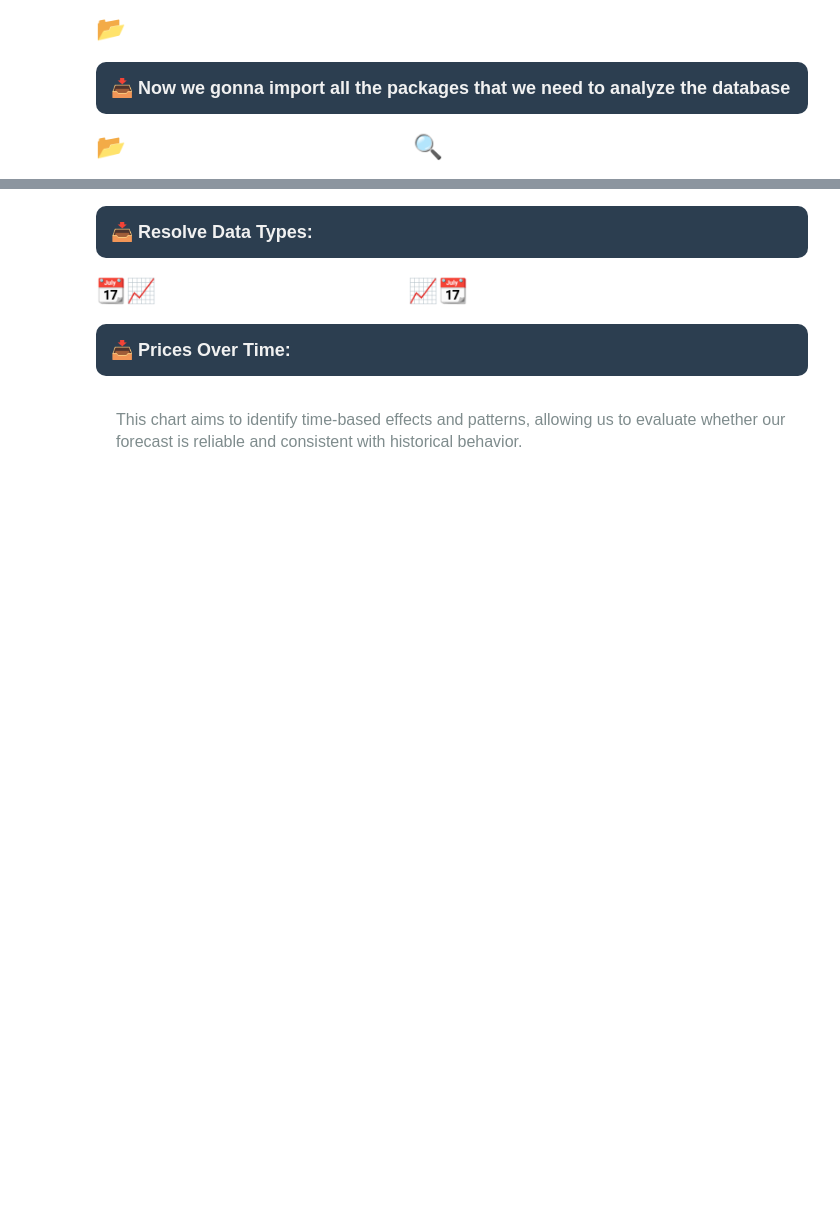
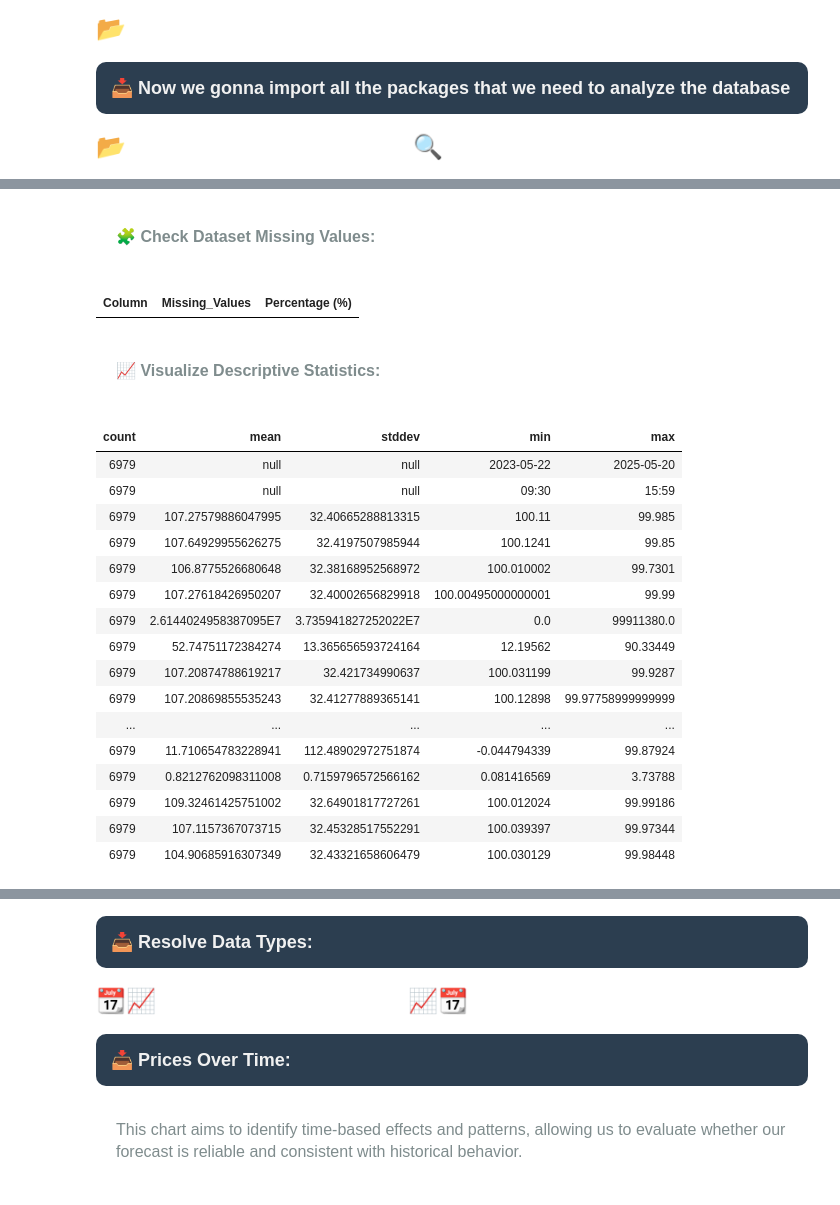
Before and after one commit to TiagoPedrotkd/BDA_SMV, a Jupyter notebook: notebooks/EDA.ipynb, the cells around one changed output, grey strips where cells are left out. Drawn from its saved outputs; the diff is of its cells as text; code cells hidden in the pictures; blank space fills up the shorter version.

```diff
--- a/notebooks/EDA.ipynb
+++ b/notebooks/EDA.ipynb
@@ -404,0 +171,4 @@ df['PS_Ratio_NVDA'].fillna(0, inplace=True)
+# %%
+df = spark.read.format("csv").option("header", "true").load("dbfs:/FileStore/shared_uploads/tiagopedrosoares02@gmail.com/nvda_full_2025_05_21_20250521_125800-1.csv")
+
+df.createOrReplaceTempView("nvidia")
@@ -404,0 +235,53 @@ df['PS_Ratio_NVDA'].fillna(0, inplace=True)
+# %% [markdown]
+<p style="font-size: 16px; color: #7f8c8d; padding: 20px; border-radius: 10px;">
+    🧩 <strong>Check Dataset Missing Values:</strong>
+</p>
+# %%
+total_rows = df.count()
+
+missing_counts = df.select([
+    sum(when(col(c).isNull(), 1).otherwise(0)).alias(c)
+    for c in df.columns
+])
+
+missing_counts_long = missing_counts.selectExpr(
+    "stack({0}, {1}) as (Column, Missing_Values)".format(
+        len(df.columns),
+        ", ".join([f"'{c}', {c}" for c in df.columns])
+    )
+)
+
+missing_with_percentage = missing_counts_long.withColumn(
+    "Percentage (%)",
+    (col("Missing_Values") / total_rows) * 100
+)
+
+missing_filtered = missing_with_percentage.filter(col("Missing_Values") > 0)
+missing_sorted = missing_filtered.orderBy(col("Percentage (%)").desc())
+display(missing_sorted)
+# %% [output]
+| Column | Missing_Values | Percentage (%) |
+# %% [markdown]
+<p style="font-size: 16px; color: #7f8c8d; padding: 20px; border-radius: 10px;">
+    📈 <strong>Visualize Descriptive Statistics:</strong>
+</p>
+# %%
+display(df.describe().toPandas().set_index('summary').T)
+# %% [output]
+| count | mean | stddev | min | max |
+| 6979 | null | null | 2023-05-22 | 2025-05-20 |
+| 6979 | null | null | 09:30 | 15:59 |
+| 6979 | 107.27579886047995 | 32.40665288813315 | 100.11 | 99.985 |
+| 6979 | 107.64929955626275 | 32.4197507985944 | 100.1241 | 99.85 |
+| 6979 | 106.8775526680648 | 32.38168952568972 | 100.010002 | 99.7301 |
+| 6979 | 107.27618426950207 | 32.40002656829918 | 100.00495000000001 | 99.99 |
+| 6979 | 2.6144024958387095E7 | 3.735941827252022E7 | 0.0 | 99911380.0 |
+| 6979 | 52.74751172384274 | 13.365656593724164 | 12.19562 | 90.33449 |
+| 6979 | 107.20874788619217 | 32.421734990637 | 100.031199 | 99.9287 |
+| 6979 | 107.20869855535243 | 32.41277889365141 | 100.12898 | 99.97758999999999 |
+| ... | ... | ... | ... | ... |
+| 6979 | 11.710654783228941 | 112.48902972751874 | -0.044794339 | 99.87924 |
+| 6979 | 0.8212762098311008 | 0.7159796572566162 | 0.081416569 | 3.73788 |
+| 6979 | 109.32461425751002 | 32.64901817727261 | 100.012024 | 99.99186 |
+| 6979 | 107.1157367073715 | 32.45328517552291 | 100.039397 | 99.97344 |
+| 6979 | 104.90685916307349 | 32.43321658606479 | 100.030129 | 99.98448 |
```
Also changed, not shown: parts of 62 cells of this notebook, 16 other files.
